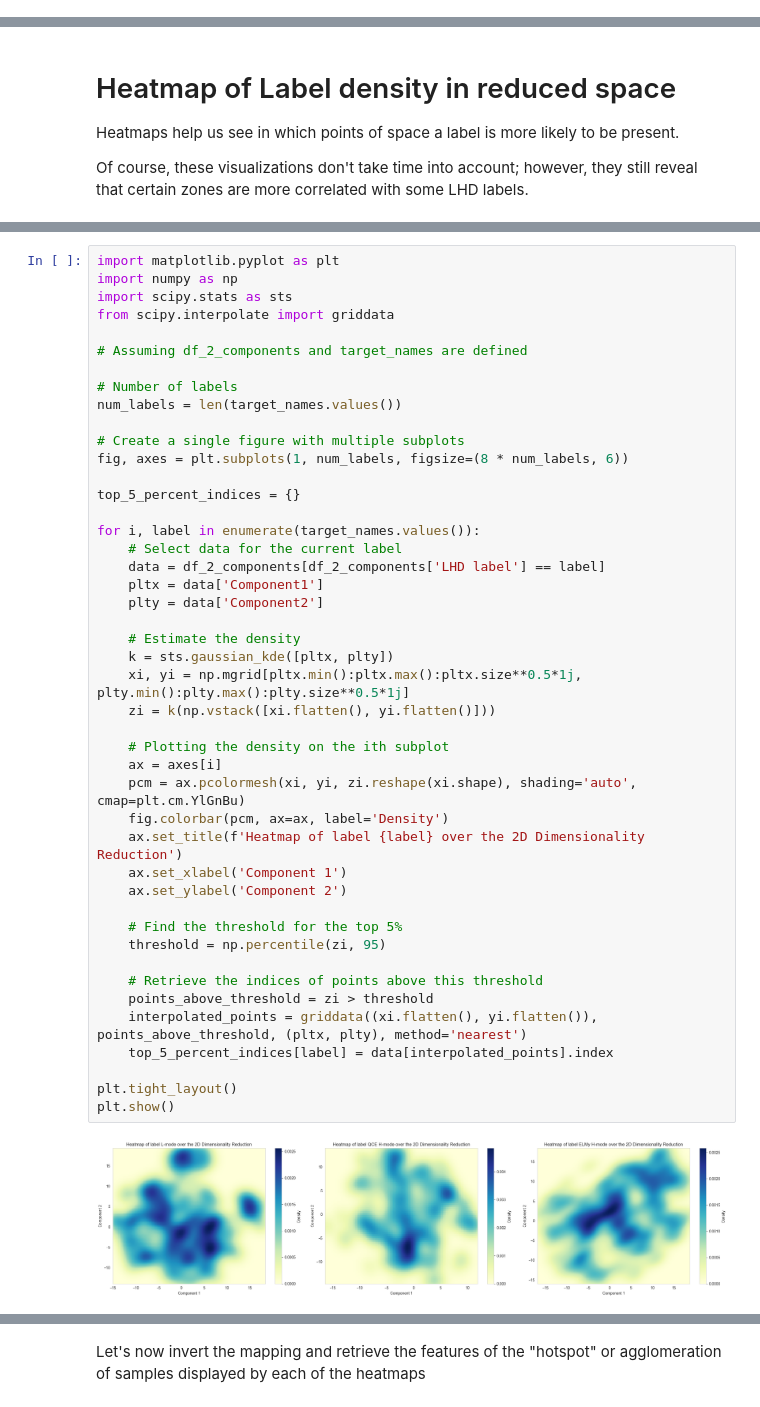
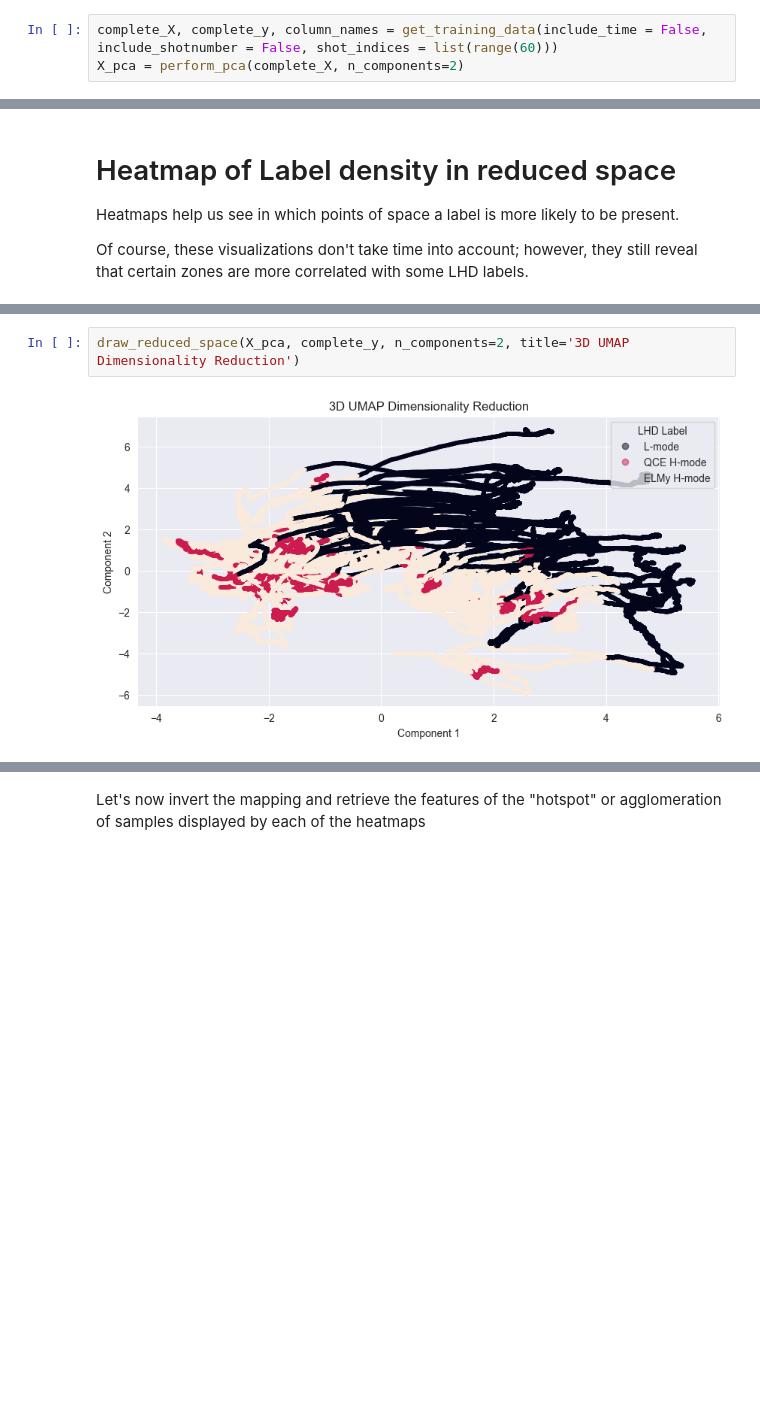
Before and after one commit to Captcha-ML/tokamak-unsupervised, a Jupyter notebook: initial_analysis.ipynb, the cells around one changed output, grey strips where cells are left out. Drawn from its saved outputs; the diff is of its cells as text; blank space fills up the shorter version.

```diff
--- a/initial_analysis.ipynb
+++ b/initial_analysis.ipynb
@@ -288,3 +296,6 @@ draw_reduced_space(perform_umap(X, n_neighbors=40, min_dist=0.1, n_components=3)
+# %%
+complete_X, complete_y, column_names = get_training_data(include_time = False, include_shotnumber = False, shot_indices = list(range(60)))
+X_pca = perform_pca(complete_X, n_components=2)
 # %%
 # we build a dataframe with the two main components and the label as columns
 df_2_components = pd.DataFrame(
@@ -341,47 +333,4 @@ for label in target_names.values():
-# %%
-import matplotlib.pyplot as plt
-import numpy as np
-import scipy.stats as sts
-from scipy.interpolate import griddata
-
-# Assuming df_2_components and target_names are defined
-
-# Number of labels
-num_labels = len(target_names.values())
-
-# Create a single figure with multiple subplots
-fig, axes = plt.subplots(1, num_labels, figsize=(8 * num_labels, 6))
-
-top_5_percent_indices = {}
-
-for i, label in enumerate(target_names.values()):
-    # Select data for the current label
-    data = df_2_components[df_2_components['LHD label'] == label]
-    pltx = data['Component1']
-    plty = data['Component2']
-
-    # Estimate the density
-    k = sts.gaussian_kde([pltx, plty])
-    xi, yi = np.mgrid[pltx.min():pltx.max():pltx.size**0.5*1j, plty.min():plty.max():plty.size**0.5*1j]
-    zi = k(np.vstack([xi.flatten(), yi.flatten()]))
-
-    # Plotting the density on the ith subplot
-    ax = axes[i]
-    pcm = ax.pcolormesh(xi, yi, zi.reshape(xi.shape), shading='auto', cmap=plt.cm.YlGnBu)
-    fig.colorbar(pcm, ax=ax, label='Density')
-    ax.set_title(f'Heatmap of label {label} over the 2D Dimensionality Reduction')
-    ax.set_xlabel('Component 1')
-    ax.set_ylabel('Component 2')
-
-    # Find the threshold for the top 5%
-    threshold = np.percentile(zi, 95)
-
-    # Retrieve the indices of points above this threshold
-    points_above_threshold = zi > threshold
-    interpolated_points = griddata((xi.flatten(), yi.flatten()), points_above_threshold, (pltx, plty), method='nearest')
-    top_5_percent_indices[label] = data[interpolated_points].index
-
-plt.tight_layout()
-plt.show()
-# %% [output]
-[figure, removed]
+# %%
+draw_reduced_space(X_pca, complete_y, n_components=2, title='3D UMAP Dimensionality Reduction')
+# %% [output]
+[figure, added]
```
Also changed, not shown: parts of 11 cells of this notebook.
